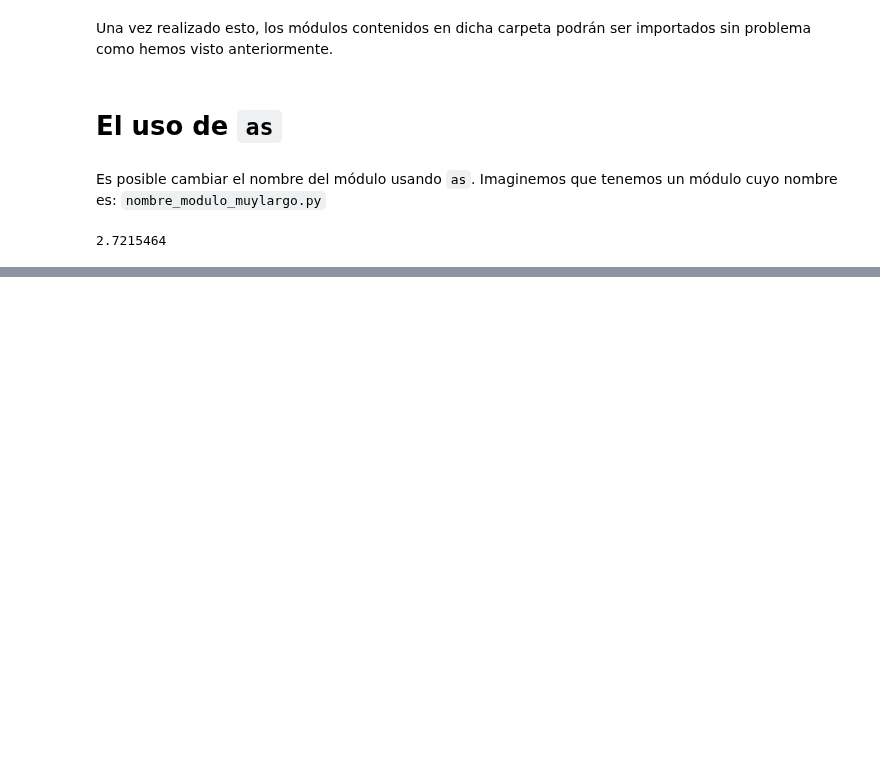
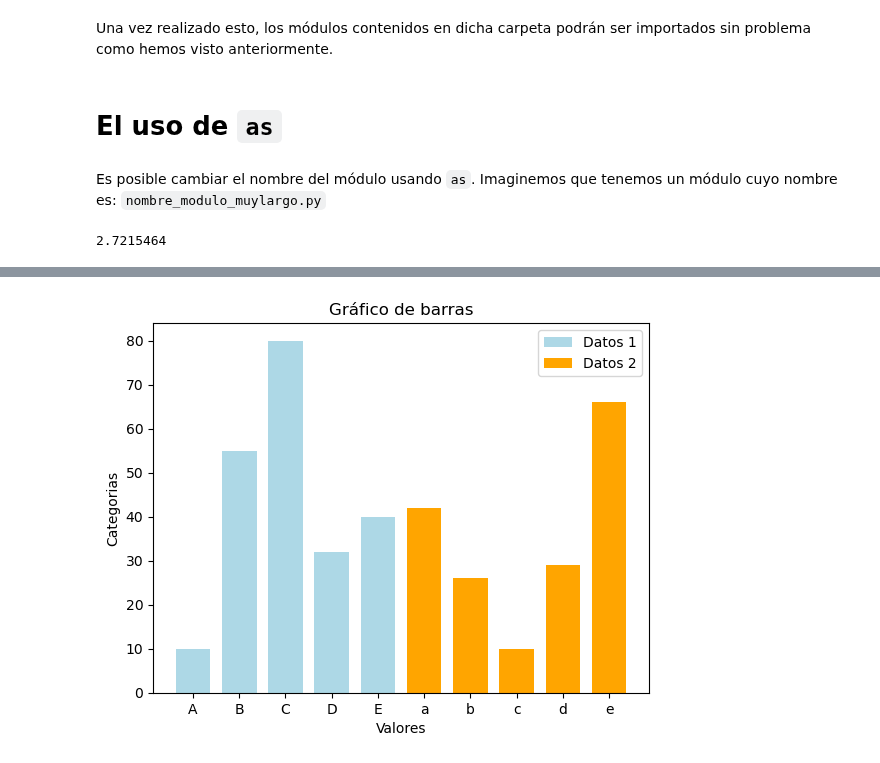
Before and after one commit to pjhh-ciencias/ProgramacionDOS2022, a Jupyter notebook: Python/S11.ipynb, the cells around one changed output, grey strips where cells are left out. Drawn from its saved outputs; the diff is of its cells as text; code cells hidden in the pictures; blank space fills up the shorter version.

```diff
--- a/Python/S11.ipynb
+++ b/Python/S11.ipynb
@@ -84,0 +103,21 @@ print(m.CONSTANTE)
+# %%
+#Definir los datos
+x1 = ['A','B','C', 'D', 'E']
+y1 = [10, 55, 80, 32, 40]
+x2 = ['a', 'b', 'c', 'd', 'e']
+y2 = [42, 26, 10, 29, 66]
+
+#Configurar las características del gráfico
+plt.bar(x1, y1, label = 'Datos 1', width = 0.75, color = 'lightblue')
+plt.bar(x2, y2, label = 'Datos 2', width = 0.75, color = 'orange')
+
+#Definir título y nombres de ejes
+plt.title('Gráfico de barras')
+plt.ylabel('Categorias')
+plt.xlabel('Valores')
+
+#Mostrar leyenda y figura
+plt.legend()
+plt.show()
+# %% [output]
+[figure, added]
```
Also changed, not shown: parts of 6 cells of this notebook, 1 other file.
